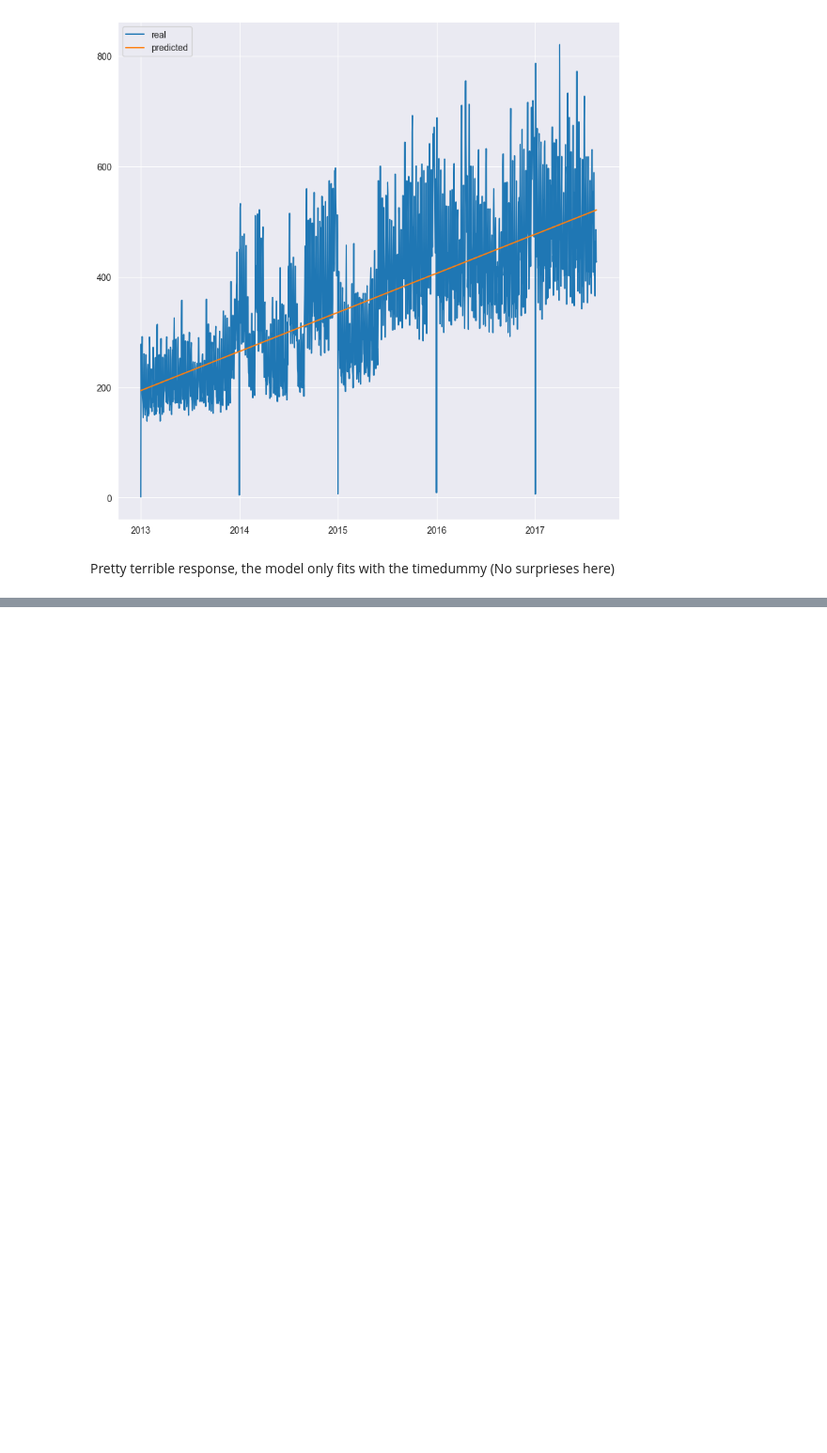
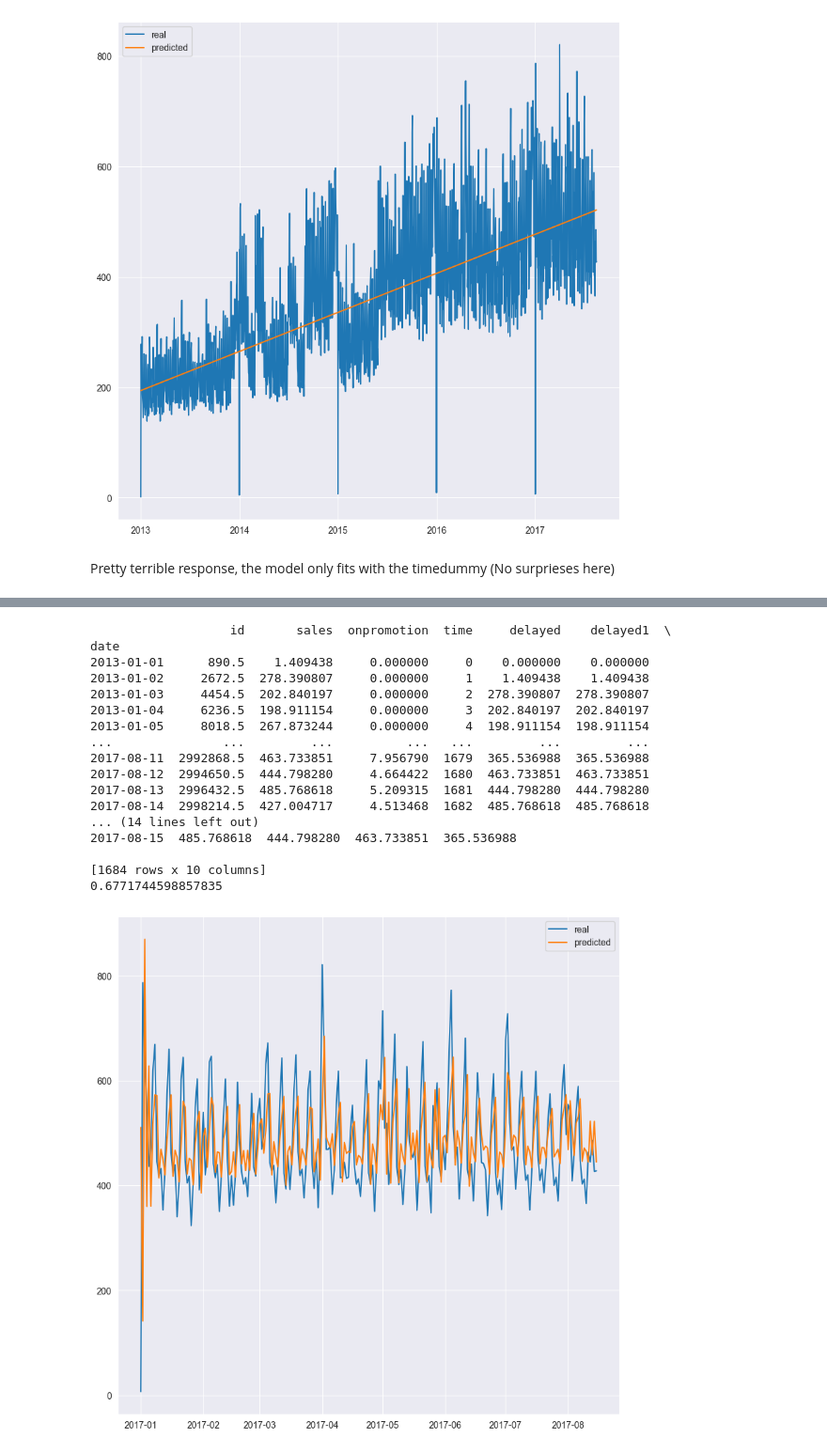
Before and after one commit to ErlingAmundsen/seasonality_prediction, a Jupyter notebook: preds.ipynb, the cells around one changed output, grey strips where cells are left out. Shown at 94% size. Saved outputs shown, nothing was run; the diff lists cells and outputs as text; code cells hidden in the pictures; blank space fills up the shorter version.

```diff
--- a/preds.ipynb
+++ b/preds.ipynb
@@ -124,0 +154,46 @@ ax.legend()
+# %%
+## lets do the same but lets also add more delay (5 days)
+x = data
+for i in range(1,6):
+    delayed = data.shift(i)
+    delayed = delayed.fillna(0)
+    x['delayed'+str(i)] = delayed['sales']
+
+try:
+    x = x.drop(['sales','onpromotion'], axis=1)
+except:
+    pass
+
+
+model = LinearRegression()
+model.fit(x,y)
+y_pred = pd.Series(model.predict(x), index=x.index)
+
+## plotting the results
+fig, ax = plt.subplots(1,1, figsize=(10,10))
+ax.plot(y17, label='real')
+ax.plot(y_pred[y_pred.index.year==2017], label='predicted')
+ax.legend()
+
+## get the accuracy
+acc = metrics.r2_score(y, y_pred)
+print(acc)
+# %% [output]
+                   id       sales  onpromotion  time     delayed    delayed1  \
+date
+2013-01-01      890.5    1.409438     0.000000     0    0.000000    0.000000
+2013-01-02     2672.5  278.390807     0.000000     1    1.409438    1.409438
+2013-01-03     4454.5  202.840197     0.000000     2  278.390807  278.390807
+2013-01-04     6236.5  198.911154     0.000000     3  202.840197  202.840197
+2013-01-05     8018.5  267.873244     0.000000     4  198.911154  198.911154
+...               ...         ...          ...   ...         ...         ...
+2017-08-11  2992868.5  463.733851     7.956790  1679  365.536988  365.536988
+2017-08-12  2994650.5  444.798280     4.664422  1680  463.733851  463.733851
+2017-08-13  2996432.5  485.768618     5.209315  1681  444.798280  444.798280
+2017-08-14  2998214.5  427.004717     4.513468  1682  485.768618  485.768618
+... (14 lines left out)
+2017-08-15  485.768618  444.798280  463.733851  365.536988
+
+[1684 rows x 10 columns]
+0.6771744598857835
+[figure, added]
```
Also changed, not shown: parts of 7 cells of this notebook.
